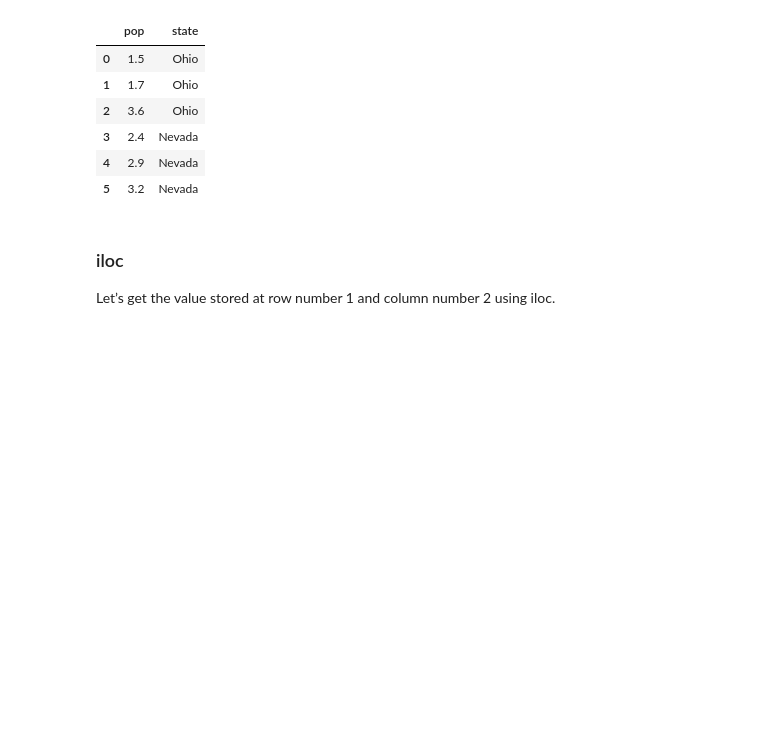
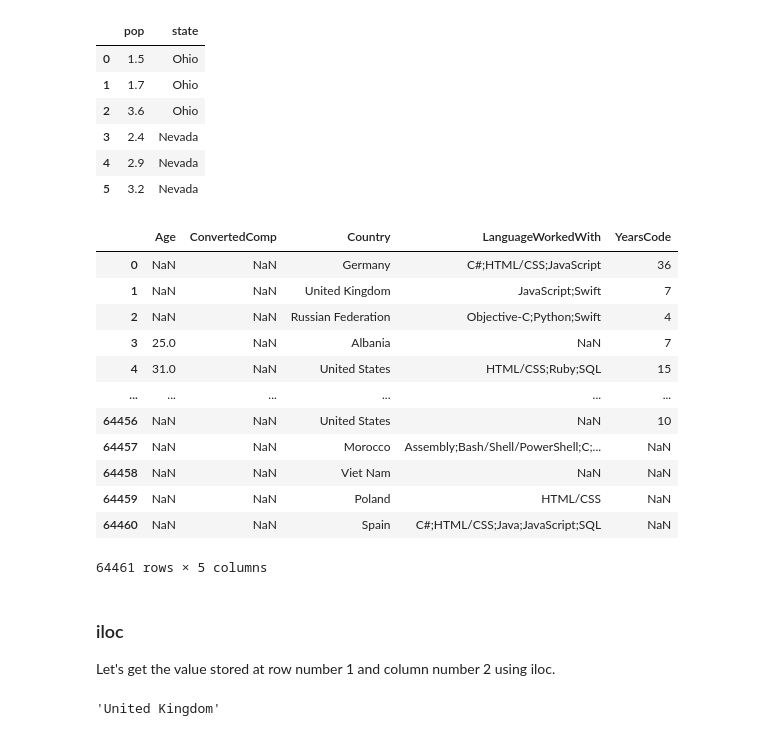
Before and after one commit to ByTermi/LearningPandas, a Jupyter notebook: 03-Slicing-and-dicing-data-in-Pandas/Slicing-and-dicing-data-in-Pandas.ipynb, the cells around one changed output. Saved outputs shown, nothing was run; the diff lists cells and outputs as text; code cells hidden in the pictures; blank space fills up the shorter version.

```diff
--- a/03-Slicing-and-dicing-data-in-Pandas/Slicing-and-dicing-data-in-Pandas.ipynb
+++ b/03-Slicing-and-dicing-data-in-Pandas/Slicing-and-dicing-data-in-Pandas.ipynb
@@ -104,7 +104,27 @@ data[['pop', 'state']]
 | 5 | 3.2 | Nevada |
 # %%
 df = pd.read_csv('../survey_results_public.csv', usecols=['Age','ConvertedComp', 'Country', 'LanguageWorkedWith', 'YearsCode'])
+df
+# %% [output]
+|  | Age | ConvertedComp | Country | LanguageWorkedWith | YearsCode |
+| 0 | NaN | NaN | Germany | C#;HTML/CSS;JavaScript | 36 |
+| 1 | NaN | NaN | United Kingdom | JavaScript;Swift | 7 |
+| 2 | NaN | NaN | Russian Federation | Objective-C;Python;Swift | 4 |
+| 3 | 25.0 | NaN | Albania | NaN | 7 |
+| 4 | 31.0 | NaN | United States | HTML/CSS;Ruby;SQL | 15 |
+| ... | ... | ... | ... | ... | ... |
+| 64456 | NaN | NaN | United States | NaN | 10 |
+| 64457 | NaN | NaN | Morocco | Assembly;Bash/Shell/PowerShell;C;... | NaN |
+| 64458 | NaN | NaN | Viet Nam | NaN | NaN |
+| 64459 | NaN | NaN | Poland | HTML/CSS | NaN |
+| 64460 | NaN | NaN | Spain | C#;HTML/CSS;Java;JavaScript;SQL | NaN |
+64461 rows × 5 columns
 # %% [markdown]
 ### iloc
 
-Let’s get the value stored at row number 1 and column number 2 using iloc.
+Let's get the value stored at row number 1 and column number 2 using iloc.
+# %%
+dato = df.iloc[1,2]
+dato
+# %% [output]
+'United Kingdom'
```
Also changed, not shown: parts of 10 cells of this notebook, 4 other files.
